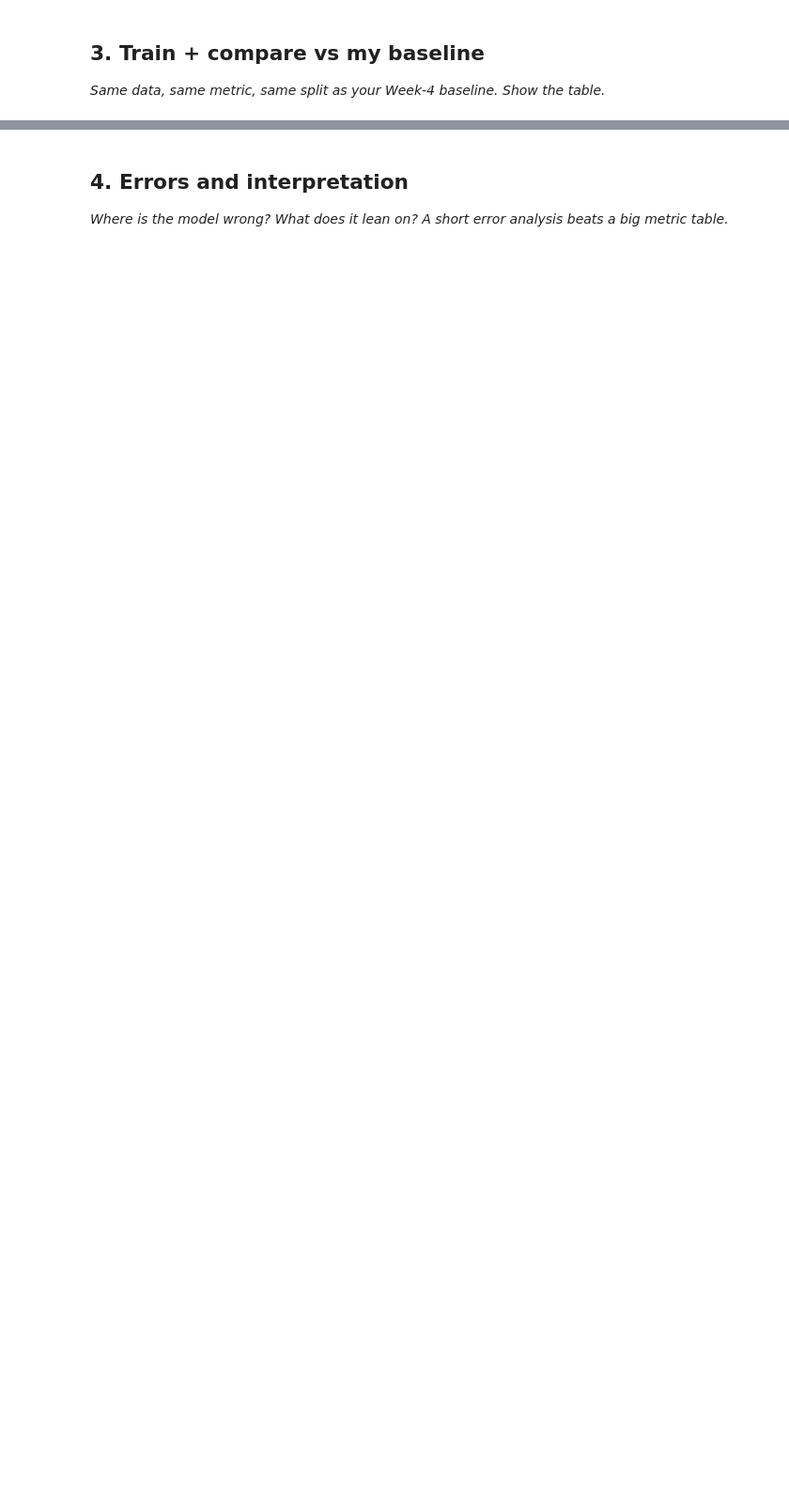
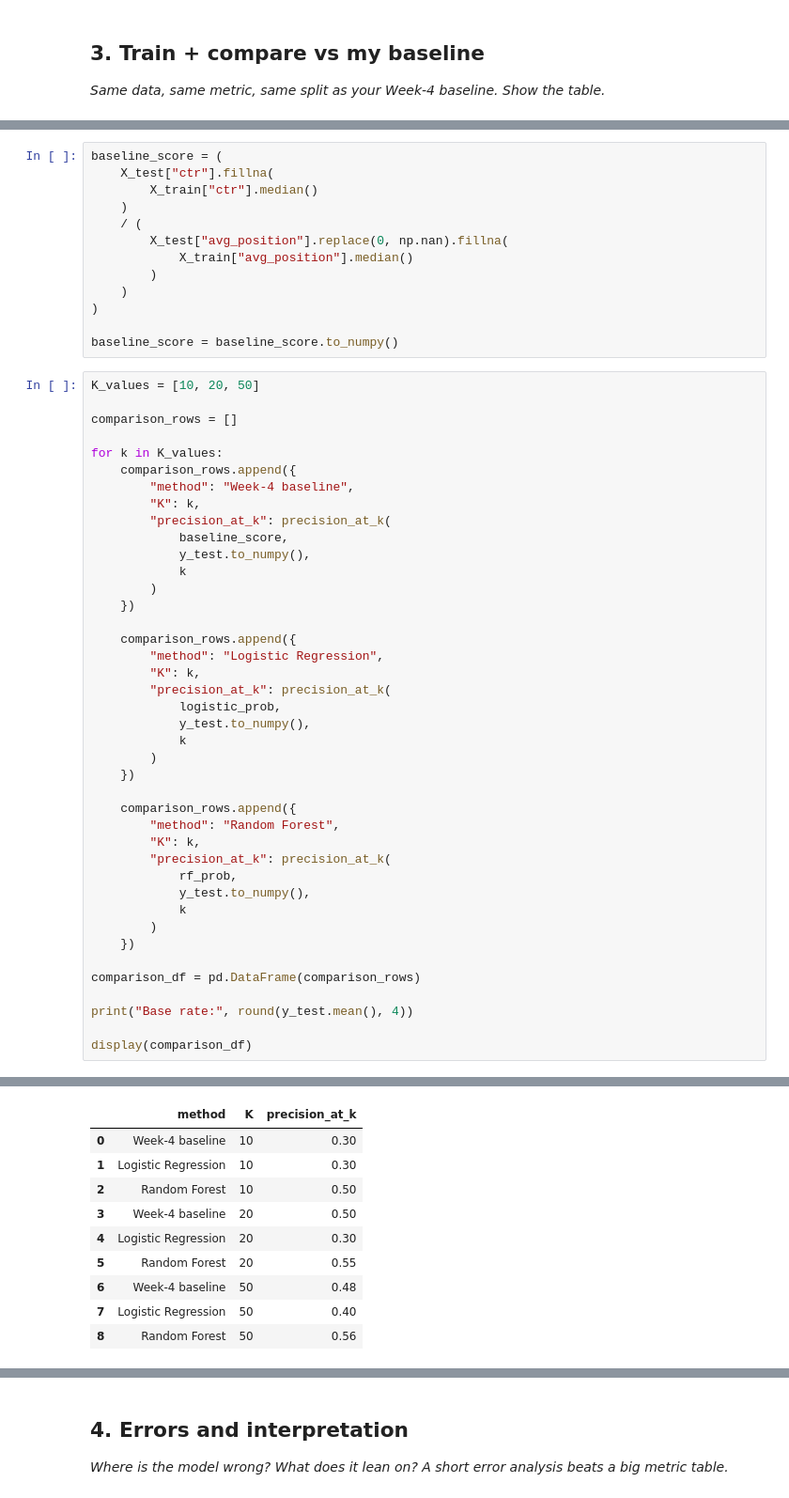
Before and after one commit to tabassumrafiq/flyrank-ml-internship, a Jupyter notebook: work/notebooks/w05_model.ipynb, the cells around one changed output, grey strips where cells are left out. Shown at 94% size. Saved outputs shown, nothing was run; the diff lists cells and outputs as text; blank space fills up the shorter version.

```diff
--- a/work/notebooks/w05_model.ipynb
+++ b/work/notebooks/w05_model.ipynb
@@ -20,0 +296,55 @@ This skeleton is yours to fill. Work the sections **in order** — each one has
+# %%
+baseline_score = (
+    X_test["ctr"].fillna(
+        X_train["ctr"].median()
+    )
+    / (
+        X_test["avg_position"].replace(0, np.nan).fillna(
+            X_train["avg_position"].median()
+        )
+    )
+)
+
+baseline_score = baseline_score.to_numpy()
+# %%
+K_values = [10, 20, 50]
+
+comparison_rows = []
+
+for k in K_values:
+    comparison_rows.append({
+        "method": "Week-4 baseline",
+        "K": k,
+        "precision_at_k": precision_at_k(
+            baseline_score,
+            y_test.to_numpy(),
+            k
+        )
+    })
+
+    comparison_rows.append({
+        "method": "Logistic Regression",
+        "K": k,
+        "precision_at_k": precision_at_k(
+            logistic_prob,
+            y_test.to_numpy(),
+            k
+        )
+    })
+
+    comparison_rows.append({
+        "method": "Random Forest",
+        "K": k,
+        "precision_at_k": precision_at_k(
+            rf_prob,
+            y_test.to_numpy(),
+            k
+        )
+    })
+
+comparison_df = pd.DataFrame(comparison_rows)
+
+print("Base rate:", round(y_test.mean(), 4))
+
+display(comparison_df)
+# %% [output]
@@ -20,0 +352,10 @@ This skeleton is yours to fill. Work the sections **in order** — each one has
+|  | method | K | precision_at_k |
+| 0 | Week-4 baseline | 10 | 0.30 |
+| 1 | Logistic Regression | 10 | 0.30 |
+| 2 | Random Forest | 10 | 0.50 |
+| 3 | Week-4 baseline | 20 | 0.50 |
+| 4 | Logistic Regression | 20 | 0.30 |
+| 5 | Random Forest | 20 | 0.55 |
+| 6 | Week-4 baseline | 50 | 0.48 |
+| 7 | Logistic Regression | 50 | 0.40 |
+| 8 | Random Forest | 50 | 0.56 |
```
Also changed, not shown: parts of 23 cells of this notebook.
